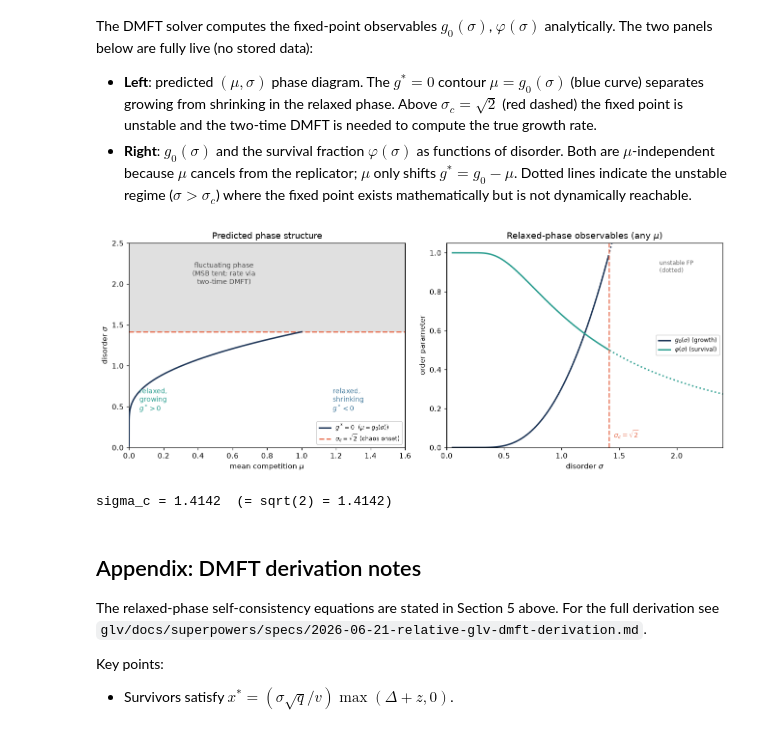
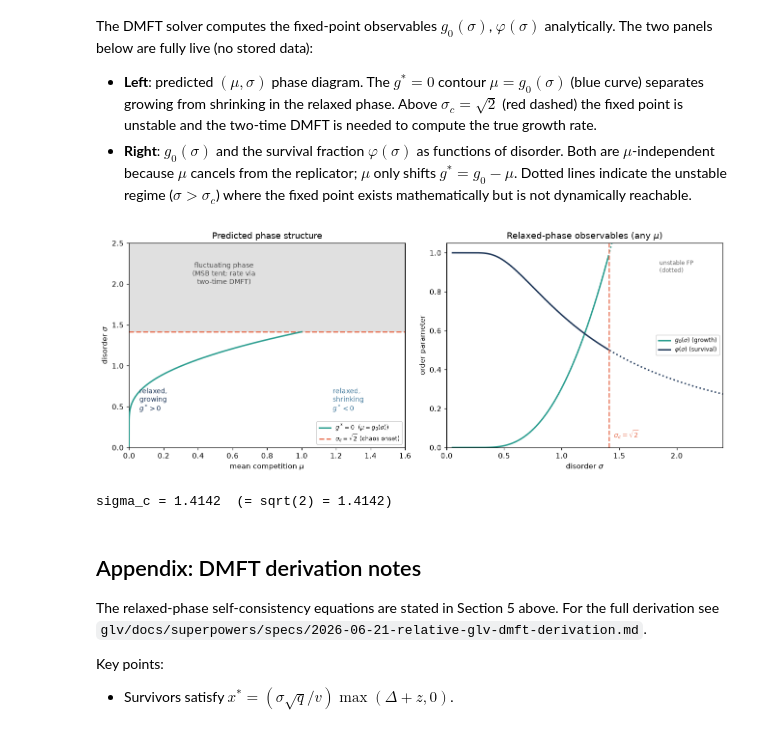
Before and after one commit to NotLudovico/dynamical-model-for-economics, a Jupyter notebook: story.ipynb, the cells around one changed output. Cells and saved outputs as stored; diff of their text form; code cells hidden in the pictures.

```diff
--- a/story.ipynb
+++ b/story.ipynb
@@ -9,7 +9,7 @@ from cycler import cycler
 
 # --- one palette for the whole notebook -------------------------------------
 PALETTE = {"navy": "#1d3557", "blue": "#457b9d", "coral": "#e76f51", "teal": "#2a9d8f"}
-MODEL      = PALETTE["navy"]     # primary model series / C0
+MODEL      = PALETTE["teal"]     # primary model series / C0
 EMPIRICAL  = PALETTE["coral"]    # fits and empirical reference
 REFERENCE  = "black"             # analytic / null distribution lines (dashed/dotted)
 NEUTRAL    = "0.6"               # scatter clouds, floors, grids
@@ -17,8 +17,8 @@ REGIME     = ["#e8e8e8", PALETTE["blue"], PALETTE["coral"], PALETTE["navy"]]  #
 
 plt.rcParams.update({
     "figure.dpi": 110,
-    "axes.prop_cycle": cycler(color=[PALETTE["navy"], PALETTE["blue"],
-                                     PALETTE["coral"], PALETTE["teal"]]),
+    "axes.prop_cycle": cycler(color=[PALETTE["teal"], PALETTE["blue"],
+                                     PALETTE["coral"], PALETTE["navy"]]),
 })
 
 import pathlib
@@ -502,45 +502,45 @@ sig_relaxed = np.linspace(0.02, sc, 200)
 g0_curve = np.array([solve_fixed_point(0.0, float(s))["g0"] for s in sig_relaxed])
 
 axes[0].fill_between([0, mu_max], sc, sig_max, color="0.88", zorder=0)
-axes[0].plot(g0_curve, sig_relaxed, color=PALETTE["navy"], lw=2, zorder=3,
+axes[0].plot(g0_curve, sig_relaxed, color=PALETTE["teal"], lw=2, zorder=3,
              label=r"$g^*=0$  ($\mu=g_0(\sigma)$)")
 axes[0].axhline(sc, color=EMPIRICAL, ls="--", lw=1.8, zorder=2,
                 label=r"$\sigma_c=\sqrt{2}$ (chaos onset)")
-axes[0].text(0.06, 0.45, "relaxed,\ngrowing\n$g^*>0$", fontsize=9, color=PALETTE["teal"])
+axes[0].text(0.06, 0.45, "relaxed,\ngrowing\n$g^*>0$", fontsize=9, color=PALETTE["navy"])
 axes[0].text(1.18, 0.45, "relaxed,\nshrinking\n$g^*<0$", fontsize=9, color=PALETTE["blue"])
 axes[0].text(0.55, 2.0, "fluctuating phase\n(MSB tent; rate via\ntwo-time DMFT)",
              fontsize=9, color="0.3", ha="center")
 axes[0].set(xlabel=r"mean competition $\mu$", ylabel=r"disorder $\sigma$",
             xlim=(0, mu_max), ylim=(0, sig_max),
             title="Predicted phase structure")
 axes[0].legend(loc="lower right", fontsize=8, framealpha=0.95)
 
 # ---- Panel B: mu-independent order parameters vs sigma ----
 sig_arr = np.linspace(0.05, 2.4, 240)
 sol = [solve_fixed_point(0.0, float(s)) for s in sig_arr]
 g0_arr  = np.array([s["g0"]  for s in sol])
 phi_arr = np.array([s["phi"] for s in sol])
 rel = sig_arr < sc
 
-axes[1].plot(sig_arr[rel],  g0_arr[rel],  color=PALETTE["navy"], lw=2,
+axes[1].plot(sig_arr[rel],  g0_arr[rel],  color=PALETTE["teal"], lw=2,
              label=r"$g_0(\sigma)$ (growth)")
-axes[1].plot(sig_arr[~rel], g0_arr[~rel], color=PALETTE["navy"], lw=2, ls=":")
-axes[1].plot(sig_arr[rel],  phi_arr[rel],  color=PALETTE["teal"], lw=2,
+axes[1].plot(sig_arr[~rel], g0_arr[~rel], color=PALETTE["teal"], lw=2, ls=":")
+axes[1].plot(sig_arr[rel],  phi_arr[rel],  color=PALETTE["navy"], lw=2,
              label=r"$\varphi(\sigma)$ (survival)")
-axes[1].plot(sig_arr[~rel], phi_arr[~rel], color=PALETTE["teal"], lw=2, ls=":")
+axes[1].plot(sig_arr[~rel], phi_arr[~rel], color=PALETTE["navy"], lw=2, ls=":")
 axes[1].axvline(sc, color=EMPIRICAL, ls="--", lw=1.6)
 axes[1].text(sc + 0.04, 0.05, r"$\sigma_c=\sqrt{2}$", color=EMPIRICAL, fontsize=9)
 axes[1].text(1.85, 0.9, "unstable FP\n(dotted)", fontsize=8, color="0.4")
 axes[1].set(xlabel=r"disorder $\sigma$", ylabel="order parameter",
             xlim=(0, 2.4), ylim=(0, 1.05),
             title=r"Relaxed-phase observables (any $\mu$)")
 axes[1].legend(loc="center right", fontsize=8)
 
 plt.tight_layout()
 plt.show()
 print(f"sigma_c = {sc:.4f}  (= sqrt(2) = {np.sqrt(2):.4f})")
 # %% [output]
-[figure, old version]
+[figure, new version]
 sigma_c = 1.4142  (= sqrt(2) = 1.4142)
 # %% [markdown]
 ## Appendix: DMFT derivation notes
```
Also changed, not shown: parts of 6 cells of this notebook.
